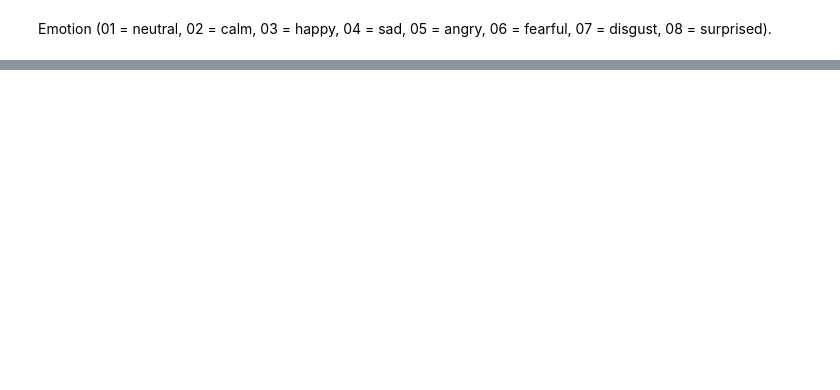
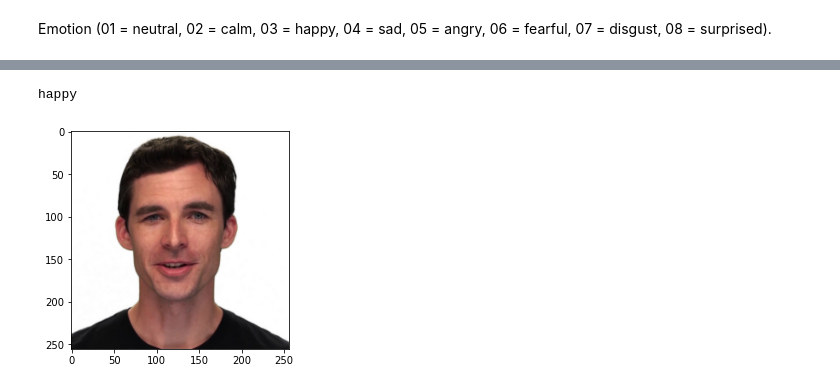
Before and after one commit to Ale-Ba2lero/Multimodal-Emotion-Analysis, a Jupyter notebook: face_emotion_classifier.ipynb, the cells around one changed output, grey strips where cells are left out. Saved outputs shown, nothing was run; the diff lists cells and outputs as text; code cells hidden in the pictures; blank space fills up the shorter version.

```diff
--- a/face_emotion_classifier.ipynb
+++ b/face_emotion_classifier.ipynb
@@ -27,8 +16,0 @@ def square_crop(img):
-# %%
-dataset = []
-
-for path in file_paths:
-    frame = torch.tensor(square_crop(plt.imread(path)))
-    cat = torch.tensor(int(os.path.basename(path).split('-')[0]))
-
-    dataset.append([frame, cat])
@@ -44,0 +17,2 @@ test_set = dataset[-test_set_size:]
+# %%
+emotion = {1:'neutral', 2:'calm', 3:'happy', 4:'sad', 5:'angry', 6:'fearful', 7:'disgust', 8:'surprised'}
@@ -44,0 +155,19 @@ test_set = dataset[-test_set_size:]
+# %%
+folder_path = 'C:/Users/aless/Desktop/frames'
+
+face_dataset = FaceEmotionDataset(root_dir='C:/Users/aless/Desktop/frames',
+                                    transform=transforms.Compose([
+                                        Rescale(256),
+                                        CenterCrop(256),
+                                        ToTensor()
+                                    ]))
+# %%
+train_set, test_set = torch.utils.data.random_split(face_dataset, [50,10])
+# %%
+idx = 0
+
+plt.imshow(train_set[idx]['image'].permute(1, 2, 0))
+print(emotion[train_set[idx]['cat'].item()])
+# %% [output]
+happy
+[figure, added]
```
Also changed, not shown: parts of 15 cells of this notebook, 2 other files.
